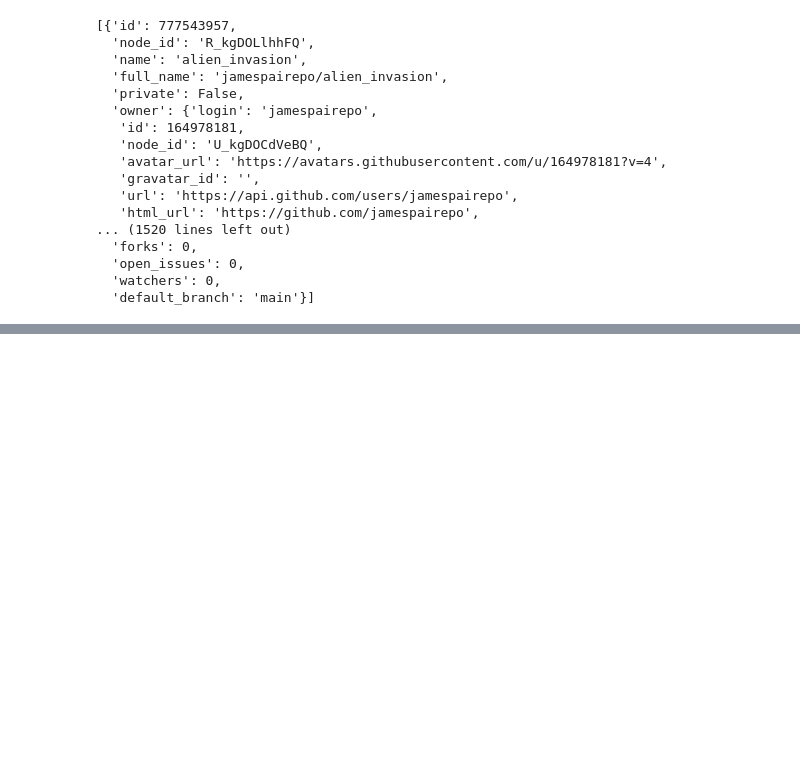
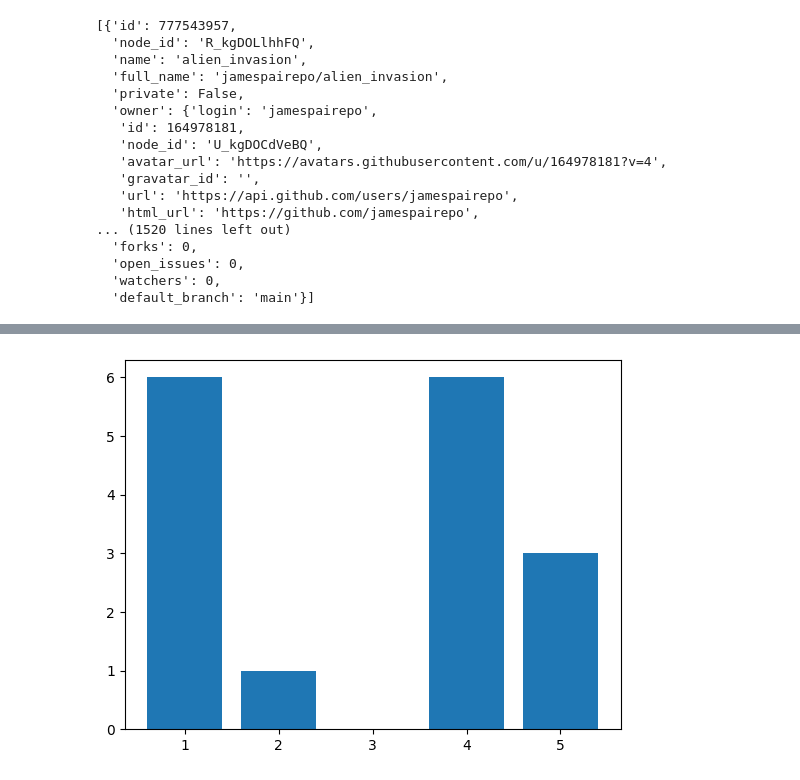
Before and after one commit to jamespairepo/ch9_books_about_data, a Jupyter notebook: github_api.ipynb, the cells around one changed output, grey strips where cells are left out. Saved outputs shown, nothing was run; the diff lists cells and outputs as text; code cells hidden in the pictures; blank space fills up the shorter version.

```diff
--- a/github_api.ipynb
+++ b/github_api.ipynb
@@ -24,0 +62,5 @@ repos
+# %%
+plt.bar(weekday_counts.keys(), weekday_counts.values())
+plt.show()
+# %% [output]
+[figure, added]
```
Also changed, not shown: parts of 6 cells of this notebook, 1 other file.
